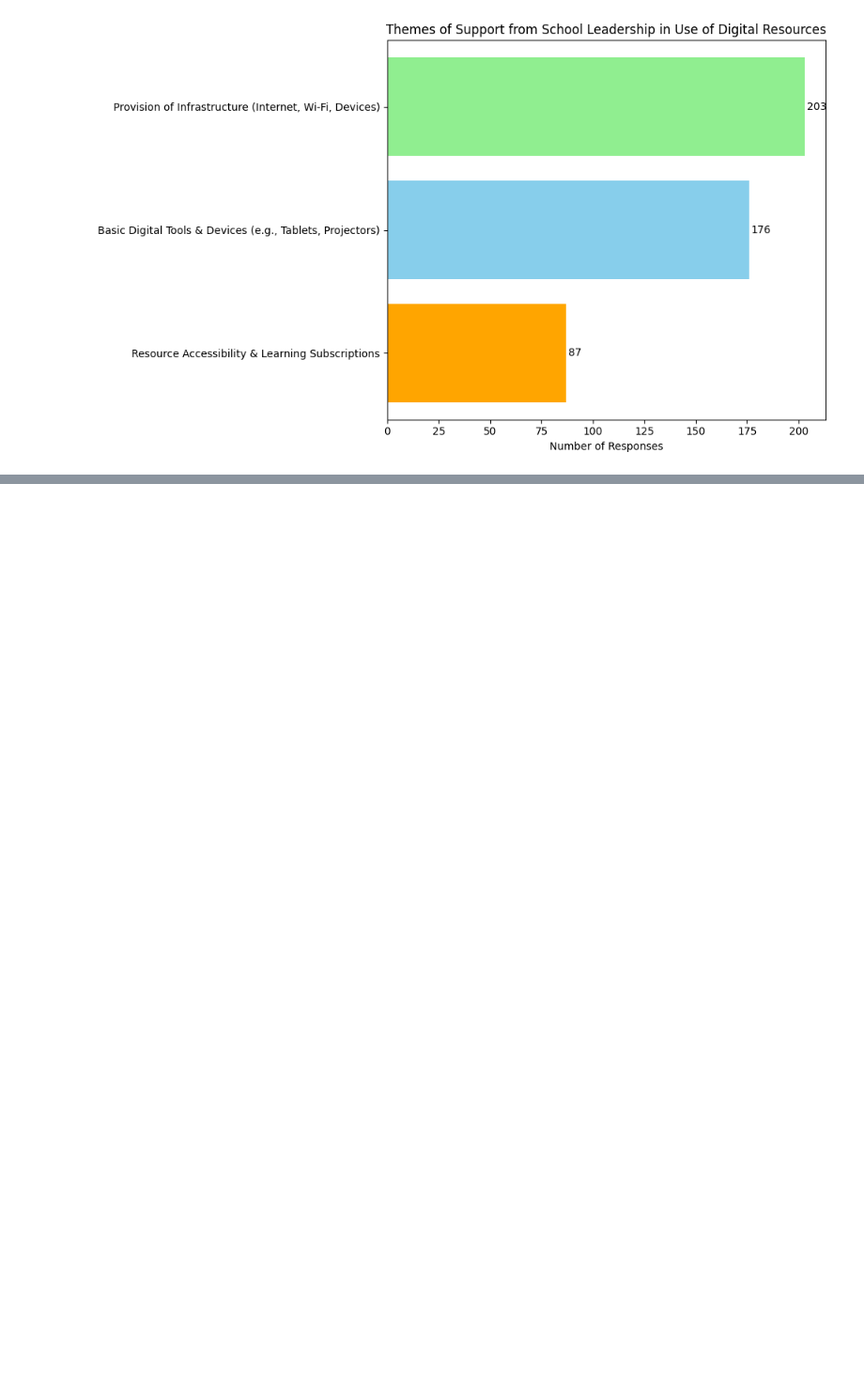
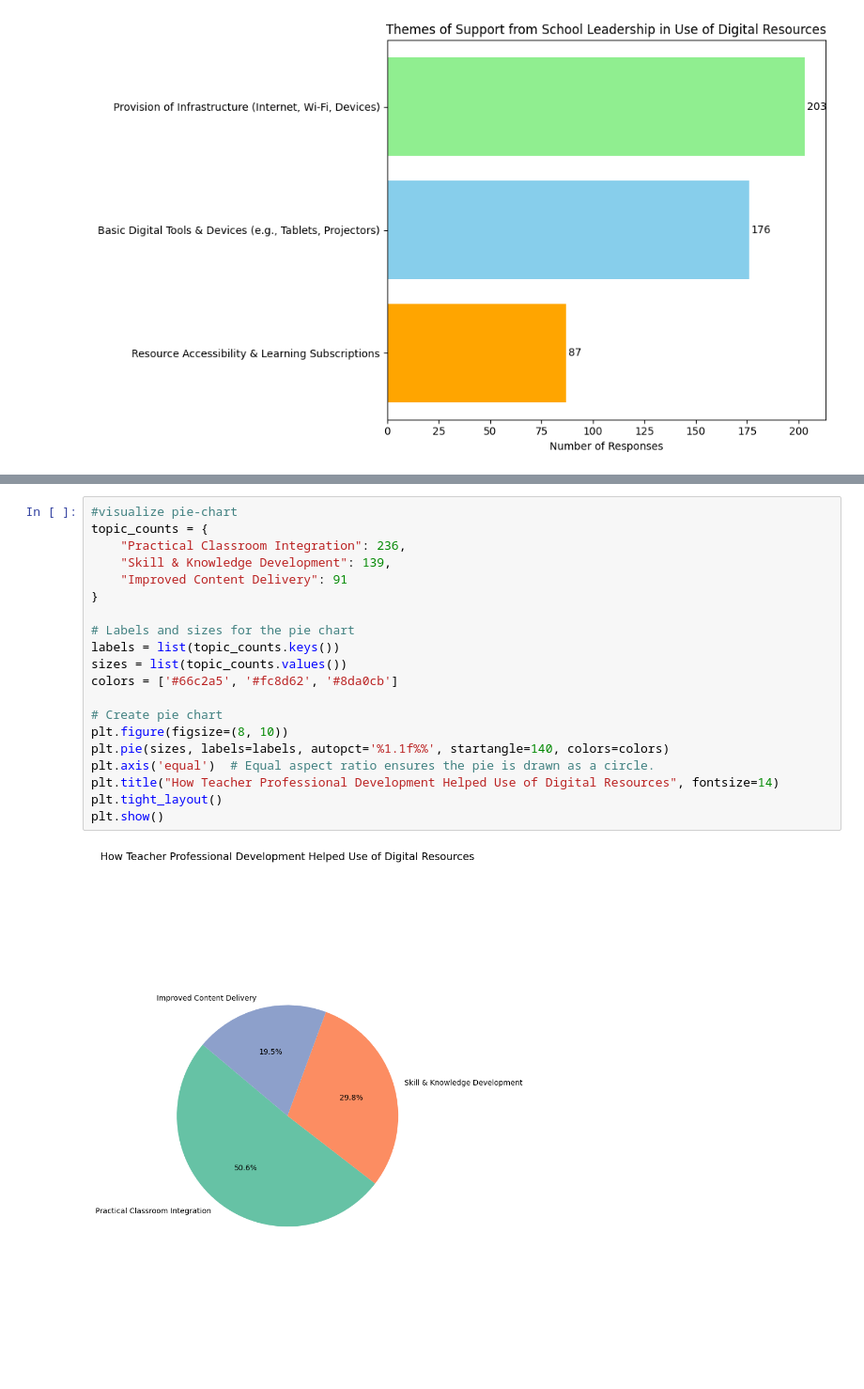
Before and after one commit to davidmasai/kenya-stem-digital-efficacy, a Jupyter notebook: Kenya_stem_digital_efficacy.ipynb, the cells around one changed output, grey strips where cells are left out. Shown at 94% size. Cells and saved outputs as stored; diff of their text form; blank space fills up the shorter version.

```diff
--- a/Kenya_stem_digital_efficacy.ipynb
+++ b/Kenya_stem_digital_efficacy.ipynb
@@ -1509,0 +1735,22 @@ plt.show()
+# %%
+#visualize pie-chart
+topic_counts = {
+    "Practical Classroom Integration": 236,
+    "Skill & Knowledge Development": 139,
+    "Improved Content Delivery": 91
+}
+
+# Labels and sizes for the pie chart
+labels = list(topic_counts.keys())
+sizes = list(topic_counts.values())
+colors = ['#66c2a5', '#fc8d62', '#8da0cb']
+
+# Create pie chart
+plt.figure(figsize=(8, 10))
+plt.pie(sizes, labels=labels, autopct='%1.1f%%', startangle=140, colors=colors)
+plt.axis('equal')  # Equal aspect ratio ensures the pie is drawn as a circle.
+plt.title("How Teacher Professional Development Helped Use of Digital Resources", fontsize=14)
+plt.tight_layout()
+plt.show()
+# %% [output]
+[figure, added]
```
Also changed, not shown: parts of 14 cells of this notebook.
